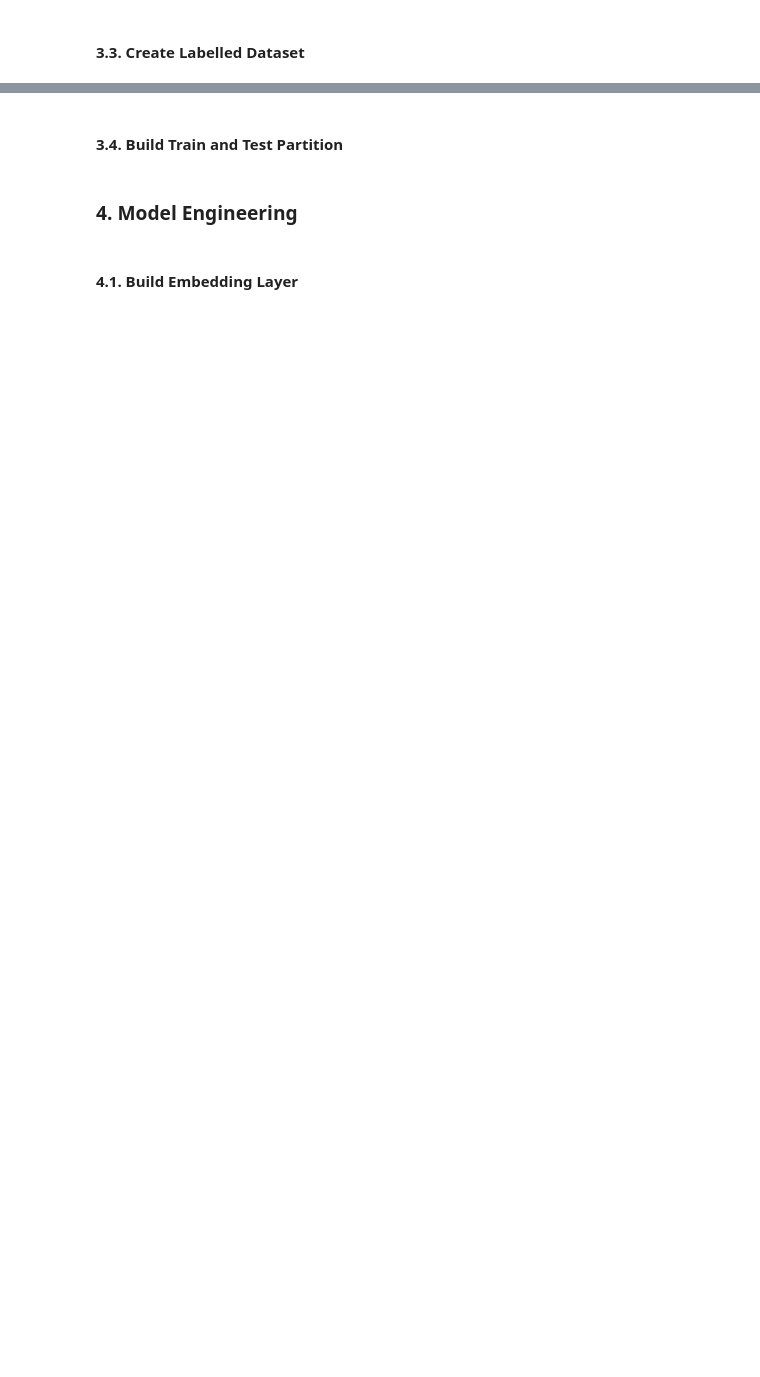
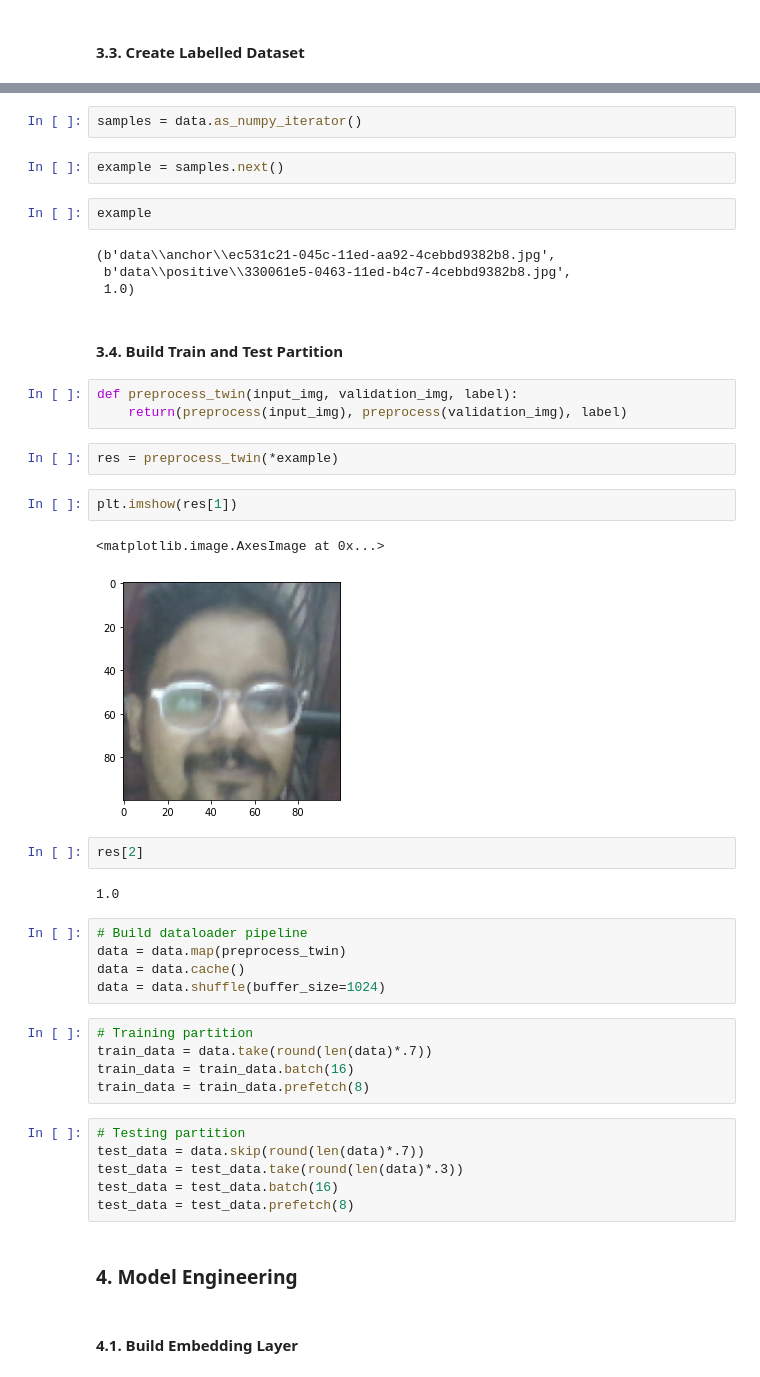
Before and after one commit to Daremitsu1/Facial-Recognition, a Jupyter notebook: Facial Verification with a Siamese Network.ipynb, the cells around one changed output, grey strips where cells are left out. Saved outputs shown, nothing was run; the diff lists cells and outputs as text; blank space fills up the shorter version.

```diff
--- a/Facial Verification with a Siamese Network.ipynb
+++ b/Facial Verification with a Siamese Network.ipynb
@@ -180,5 +189,45 @@ img.numpy().max()
+# %%
+samples = data.as_numpy_iterator()
+# %%
+example = samples.next()
+# %%
+example
+# %% [output]
+(b'data\\anchor\\ec531c21-045c-11ed-aa92-4cebbd9382b8.jpg',
+ b'data\\positive\\330061e5-0463-11ed-b4c7-4cebbd9382b8.jpg',
+ 1.0)
 # %% [markdown]
 #### 3.4. Build Train and Test Partition
+# %%
+def preprocess_twin(input_img, validation_img, label):
+    return(preprocess(input_img), preprocess(validation_img), label)
+# %%
+res = preprocess_twin(*example)
+# %%
+plt.imshow(res[1])
+# %% [output]
+<matplotlib.image.AxesImage at 0x...>
+[figure, added]
+# %%
+res[2]
+# %% [output]
+1.0
+# %%
+# Build dataloader pipeline
+data = data.map(preprocess_twin)
+data = data.cache()
+data = data.shuffle(buffer_size=1024)
+# %%
+# Training partition
+train_data = data.take(round(len(data)*.7))
+train_data = train_data.batch(16)
+train_data = train_data.prefetch(8)
+# %%
+# Testing partition
+test_data = data.skip(round(len(data)*.7))
+test_data = test_data.take(round(len(data)*.3))
+test_data = test_data.batch(16)
+test_data = test_data.prefetch(8)
 # %% [markdown]
 ### 4. Model Engineering
 # %% [markdown]
```
Also changed, not shown: parts of 71 cells of this notebook.
